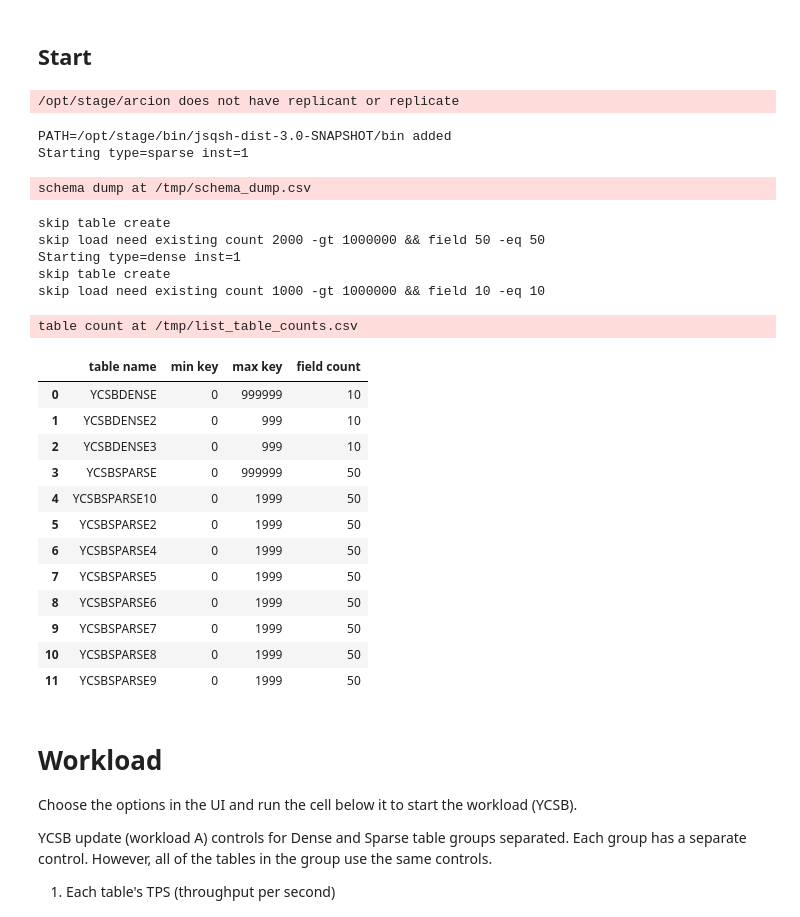
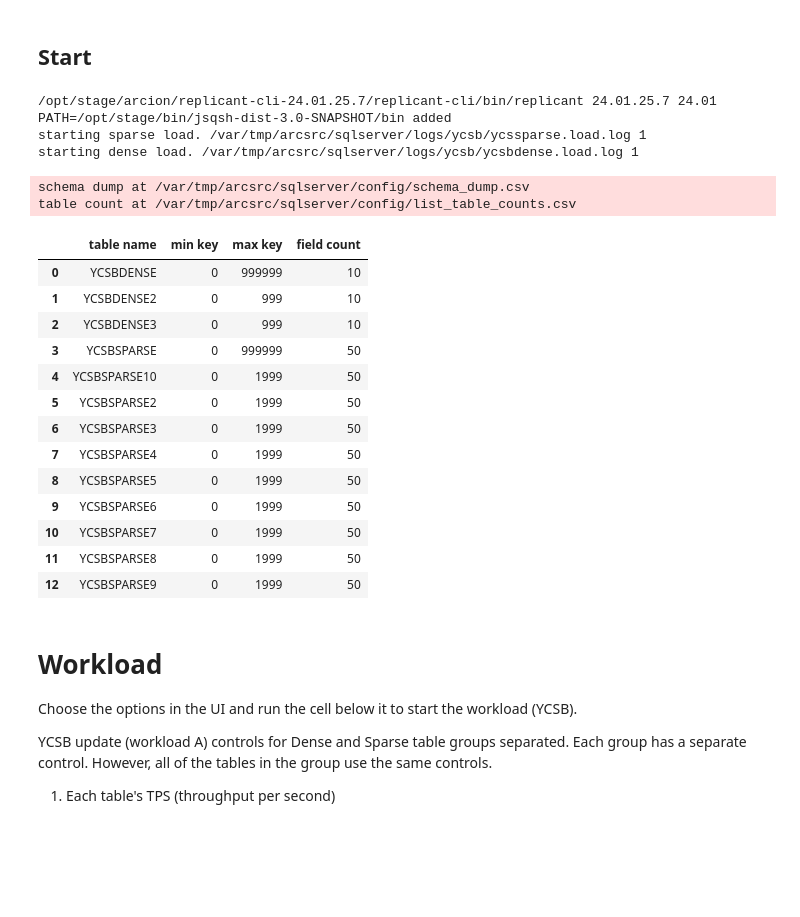
Before and after one commit to rsleedbx/ingestion, a Jupyter notebook: sqlserver-arcion-dbx.ipynb, the cells around one changed output. Cells and saved outputs as stored; diff of their text form; code cells hidden in the pictures; blank space fills up the shorter version.

Commit message:
use current user for temp dir

```diff
--- a/sqlserver-arcion-dbx.ipynb
+++ b/sqlserver-arcion-dbx.ipynb
@@ -167,8 +167,12 @@ dbx_hostname = widgets.Textarea(value='',
     description='Hostname:',
 )
 
+src_username = widgets.Textarea(value='',
+    description='SRC User:',
+)
+
 dbx_username = widgets.Textarea(value='',
-    description='Username:',
+    description='DST User:',
 )
 
 arcion_license = widgets.Textarea(value='',
@@ -218,9 +222,11 @@ dbx_hostname.value = workspaceUrl
 
 try:
     username = spark.sql("SELECT current_user()").collect()[0][0]
+    dbx_username.value = re.sub('[.@]','_',username)
+    src_username.value = re.sub('[.@]','_',username)
 except:
-    username='arcdst'
-dbx_username.value = re.sub('[.@]','_',username)
+    src_username.value='arcsrc'
+    dbx_username.value='arcdst'
 
 try:
     dbx_default_catalog.value=spark.conf.get("spark.databricks.sql.initial.catalog.name")
@@ -283,7 +290,7 @@ subprocess.run(f"""bin/install-sqlserver.sh""",shell=True,executable="/usr/bin/b
 subprocess.run(f"""bin/download-jars.sh""",shell=True,executable="/usr/bin/bash",cwd=notebookpath)
 subprocess.run(f"""ARCION_LICENSE='{arcion_license.value}' ARCION_DOWNLOAD_URL='{arcion_download_url.value}' bin/install-arcion.sh""",shell=True,executable="/usr/bin/bash",cwd=notebookpath)
 subprocess.run(f"""bin/install-ycsb.sh""",shell=True,executable="/usr/bin/bash",cwd=notebookpath)
-subprocess.run(f""". ./demo/sqlserver/run-ycsb-sqlserver-source.sh; ping_sql_cli;""",shell=True,executable="/usr/bin/bash",cwd=notebookpath)
-subprocess.run(f""". ./demo/sqlserver/run-ycsb-sqlserver-source.sh; create_user;""",shell=True,executable="/usr/bin/bash",cwd=notebookpath)
-subprocess.run(f""". ./demo/sqlserver/run-ycsb-sqlserver-source.sh; set_sqlserver_ram '{dbx_username.value}';""",shell=True,executable="/usr/bin/bash",cwd=notebookpath)
+subprocess.run(f"""export SRCDB_ARC_USER={src_username.value}; . ./demo/sqlserver/run-ycsb-sqlserver-source.sh; ping_sql_cli;""",shell=True,executable="/usr/bin/bash",cwd=notebookpath)
+subprocess.run(f"""export SRCDB_ARC_USER={src_username.value}; . ./demo/sqlserver/run-ycsb-sqlserver-source.sh; create_user;""",shell=True,executable="/usr/bin/bash",cwd=notebookpath)
+subprocess.run(f"""export SRCDB_ARC_USER={src_username.value}; . ./demo/sqlserver/run-ycsb-sqlserver-source.sh; set_sqlserver_ram '{dbx_username.value}';""",shell=True,executable="/usr/bin/bash",cwd=notebookpath)
 # %% [output]
@@ -354,48 +367,46 @@ VBox(children=(HBox(children=(Label(value='Sparse'), BoundedIntText(value=1, des
 ## Start
 # %%
 # run load_sparse_data_cnt and load_dense_data_cnt
-subprocess.run(f""". ./demo/sqlserver/run-ycsb-sqlserver-source.sh;
+subprocess.run(f"""export SRCDB_ARC_USER={src_username.value};
+    . ./demo/sqlserver/run-ycsb-sqlserver-source.sh;
     y_fieldcount={sparse_fieldcount.value}
     y_fieldlength={sparse_fieldlength.value}
     y_recordcount={sparse_recordcount.value}
     y_fillstart={math.ceil((sparse_fillpct.value[0] * sparse_fieldcount.value) / 100)}
     y_fillend={int((sparse_fillpct.value[1] * sparse_fieldcount.value) / 100)}
     load_sparse_data_cnt {sparse_cnt.value} {sparse_cntstart.value};
     y_fieldcount={dense_fieldcount.value}
     y_fieldlength={dense_fieldlength.value}
     y_recordcount={dense_recordcount.value}
     y_fillstart={math.ceil((dense_fillpct.value[0] * dense_fieldcount.value) / 100)}
     y_fillend={int((dense_fillpct.value[1] * dense_fieldcount.value) / 100)}
     load_dense_data_cnt {dense_cnt.value} {dense_cntstart.value};
     dump_schema;
     list_table_counts""",
     shell=True,executable="/usr/bin/bash",cwd=notebookpath)
 # show tables
-pd.read_csv ('/tmp/list_table_counts.csv',header=None, names= ['table name','min key','max key','field count'])
+pd.read_csv (f"/var/tmp/{src_username.value}/sqlserver/config/list_table_counts.csv",header=None, names= ['table name','min key','max key','field count'])
 # %% [output]
-/opt/stage/arcion does not have replicant or replicate
+/opt/stage/arcion/replicant-cli-24.01.25.7/replicant-cli/bin/replicant 24.01.25.7 24.01
+PATH=/opt/stage/bin/jsqsh-dist-3.0-SNAPSHOT/bin added
+starting sparse load. /var/tmp/arcsrc/sqlserver/logs/ycsb/ycssparse.load.log 1
+starting dense load. /var/tmp/arcsrc/sqlserver/logs/ycsb/ycsbdense.load.log 1
-PATH=/opt/stage/bin/jsqsh-dist-3.0-SNAPSHOT/bin added
-Starting type=sparse inst=1
+schema dump at /var/tmp/arcsrc/sqlserver/config/schema_dump.csv
+table count at /var/tmp/arcsrc/sqlserver/config/list_table_counts.csv
-schema dump at /tmp/schema_dump.csv
-skip table create
-skip load need existing count 2000 -gt 1000000 && field 50 -eq 50
-Starting type=dense inst=1
-skip table create
-skip load need existing count 1000 -gt 1000000 && field 10 -eq 10
-table count at /tmp/list_table_counts.csv
 |  | table name | min key | max key | field count |
 | 0 | YCSBDENSE | 0 | 999999 | 10 |
 | 1 | YCSBDENSE2 | 0 | 999 | 10 |
 | 2 | YCSBDENSE3 | 0 | 999 | 10 |
 | 3 | YCSBSPARSE | 0 | 999999 | 50 |
 | 4 | YCSBSPARSE10 | 0 | 1999 | 50 |
 | 5 | YCSBSPARSE2 | 0 | 1999 | 50 |
-| 6 | YCSBSPARSE4 | 0 | 1999 | 50 |
-| 7 | YCSBSPARSE5 | 0 | 1999 | 50 |
-| 8 | YCSBSPARSE6 | 0 | 1999 | 50 |
-| 9 | YCSBSPARSE7 | 0 | 1999 | 50 |
-| 10 | YCSBSPARSE8 | 0 | 1999 | 50 |
-| 11 | YCSBSPARSE9 | 0 | 1999 | 50 |
+| 6 | YCSBSPARSE3 | 0 | 1999 | 50 |
+| 7 | YCSBSPARSE4 | 0 | 1999 | 50 |
+| 8 | YCSBSPARSE5 | 0 | 1999 | 50 |
+| 9 | YCSBSPARSE6 | 0 | 1999 | 50 |
+| 10 | YCSBSPARSE7 | 0 | 1999 | 50 |
+| 11 | YCSBSPARSE8 | 0 | 1999 | 50 |
+| 12 | YCSBSPARSE9 | 0 | 1999 | 50 |
 # %% [markdown]
 # Workload
 
```
Also changed, not shown: parts of 4 cells of this notebook, 3 other files.
